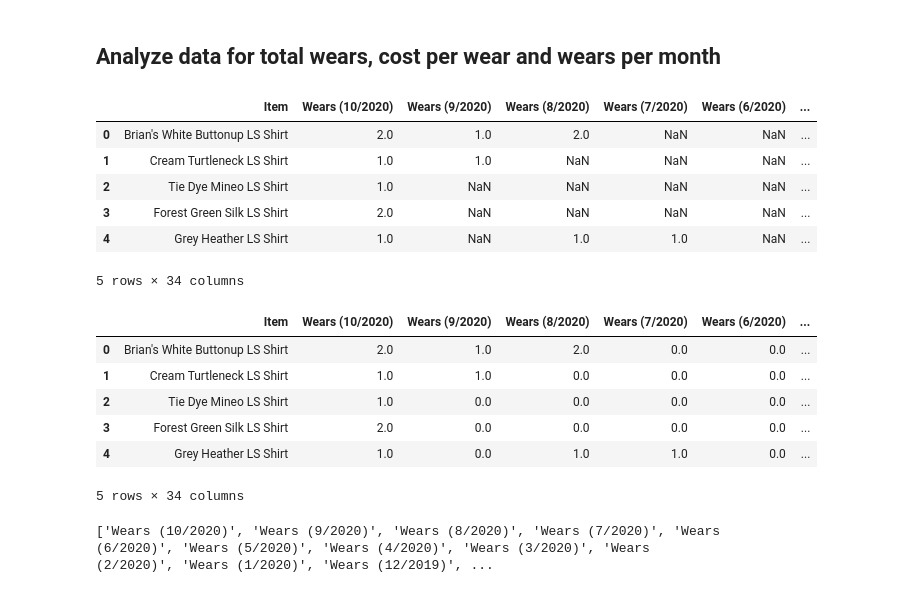
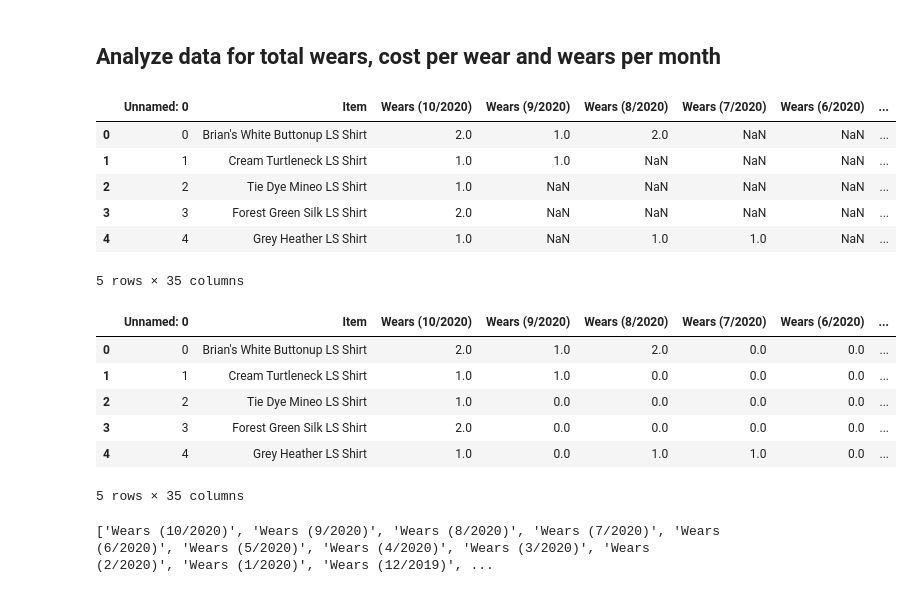
Before and after one commit to rebekahcallkacz/wardrobe-data-analysis, a Jupyter notebook: Data Analysis/data_cleaning.ipynb, the cells around one changed output. Cells and saved outputs as stored; diff of their text form; code cells hidden in the pictures.

```diff
--- a/data_cleaning.ipynb
+++ b/Data Analysis/data_cleaning.ipynb
@@ -191,16 +130,16 @@ wardrobe_df.to_csv('Resources/wardrobedatainitial.csv', index=False)
 ## Analyze data for total wears, cost per wear and wears per month
 # %%
 # Read in CSV
-wardrobe_df = pd.read_csv('Resources/wardrobedatainitial.csv')
+wardrobe_df = pd.read_csv('wardrobedatainitial.csv')
 wardrobe_df.head()
 # %% [output]
-|  | Item | Wears (10/2020) | Wears (9/2020) | Wears (8/2020) | Wears (7/2020) | Wears (6/2020) | ... |
-| 0 | Brian's White Buttonup LS Shirt | 2.0 | 1.0 | 2.0 | NaN | NaN | ... |
-| 1 | Cream Turtleneck LS Shirt | 1.0 | 1.0 | NaN | NaN | NaN | ... |
-| 2 | Tie Dye Mineo LS Shirt | 1.0 | NaN | NaN | NaN | NaN | ... |
-| 3 | Forest Green Silk LS Shirt | 2.0 | NaN | NaN | NaN | NaN | ... |
-| 4 | Grey Heather LS Shirt | 1.0 | NaN | 1.0 | 1.0 | NaN | ... |
+|  | Unnamed: 0 | Item | Wears (10/2020) | Wears (9/2020) | Wears (8/2020) | Wears (7/2020) | Wears (6/2020) | ... |
+| 0 | 0 | Brian's White Buttonup LS Shirt | 2.0 | 1.0 | 2.0 | NaN | NaN | ... |
+| 1 | 1 | Cream Turtleneck LS Shirt | 1.0 | 1.0 | NaN | NaN | NaN | ... |
+| 2 | 2 | Tie Dye Mineo LS Shirt | 1.0 | NaN | NaN | NaN | NaN | ... |
+| 3 | 3 | Forest Green Silk LS Shirt | 2.0 | NaN | NaN | NaN | NaN | ... |
+| 4 | 4 | Grey Heather LS Shirt | 1.0 | NaN | 1.0 | 1.0 | NaN | ... |
-5 rows × 34 columns
+5 rows × 35 columns
 # %%
 # Remove trailing whitespaces
 columns = wardrobe_df.columns
@@ -212,13 +151,13 @@ for col in wardrobe_df.columns:
 
 wardrobe_df.head()
 # %% [output]
-|  | Item | Wears (10/2020) | Wears (9/2020) | Wears (8/2020) | Wears (7/2020) | Wears (6/2020) | ... |
-| 0 | Brian's White Buttonup LS Shirt | 2.0 | 1.0 | 2.0 | 0.0 | 0.0 | ... |
-| 1 | Cream Turtleneck LS Shirt | 1.0 | 1.0 | 0.0 | 0.0 | 0.0 | ... |
-| 2 | Tie Dye Mineo LS Shirt | 1.0 | 0.0 | 0.0 | 0.0 | 0.0 | ... |
-| 3 | Forest Green Silk LS Shirt | 2.0 | 0.0 | 0.0 | 0.0 | 0.0 | ... |
-| 4 | Grey Heather LS Shirt | 1.0 | 0.0 | 1.0 | 1.0 | 0.0 | ... |
+|  | Unnamed: 0 | Item | Wears (10/2020) | Wears (9/2020) | Wears (8/2020) | Wears (7/2020) | Wears (6/2020) | ... |
+| 0 | 0 | Brian's White Buttonup LS Shirt | 2.0 | 1.0 | 2.0 | 0.0 | 0.0 | ... |
+| 1 | 1 | Cream Turtleneck LS Shirt | 1.0 | 1.0 | 0.0 | 0.0 | 0.0 | ... |
+| 2 | 2 | Tie Dye Mineo LS Shirt | 1.0 | 0.0 | 0.0 | 0.0 | 0.0 | ... |
+| 3 | 3 | Forest Green Silk LS Shirt | 2.0 | 0.0 | 0.0 | 0.0 | 0.0 | ... |
+| 4 | 4 | Grey Heather LS Shirt | 1.0 | 0.0 | 1.0 | 1.0 | 0.0 | ... |
-5 rows × 34 columns
+5 rows × 35 columns
 # %%
 # Determine columns that include wear counts
 wear_cols = []
```
Also changed, not shown: parts of 24 cells of this notebook, 12 other files.
